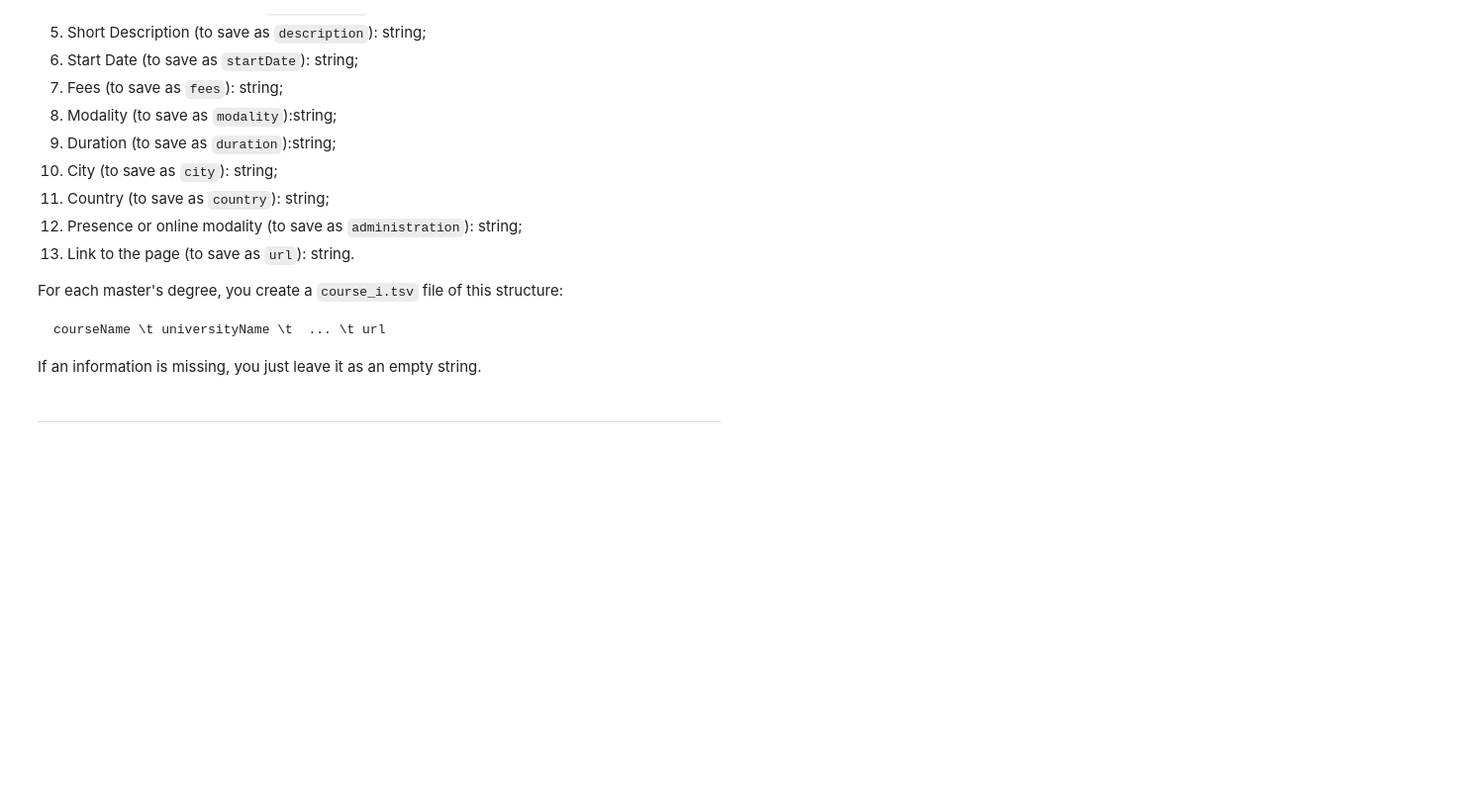
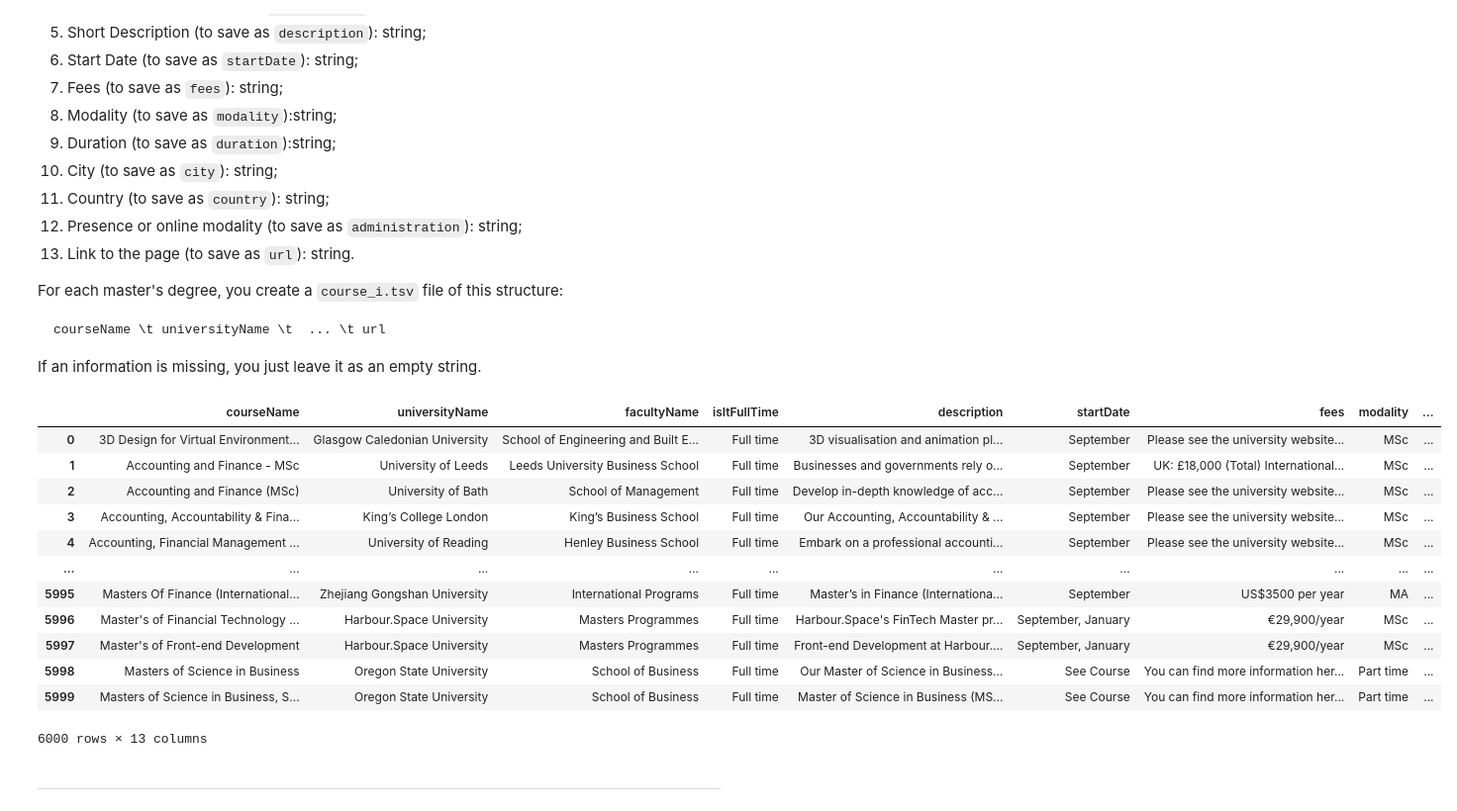
Before and after one commit to michele-42/HW3, a Jupyter notebook: main.ipynb, the cells around one changed output. Shown at 99% size. Cells and saved outputs as stored; diff of their text form; code cells hidden in the pictures; blank space fills up the shorter version.

```diff
--- a/main.ipynb
+++ b/main.ipynb
@@ -90,3 +263,20 @@ If an information is missing, you just leave it as an empty string.
+# %%
+df = pd.read_csv('data/masters.tsv', sep="\t", header=0)
+df
+# %% [output]
+|  | courseName | universityName | facultyName | isItFullTime | description | startDate | fees | modality | ... |
+| 0 | 3D Design for Virtual Environment... | Glasgow Caledonian University | School of Engineering and Built E... | Full time | 3D visualisation and animation pl... | September | Please see the university website... | MSc | ... |
+| 1 | Accounting and Finance - MSc | University of Leeds | Leeds University Business School | Full time | Businesses and governments rely o... | September | UK: £18,000 (Total) International... | MSc | ... |
+| 2 | Accounting and Finance (MSc) | University of Bath | School of Management | Full time | Develop in-depth knowledge of acc... | September | Please see the university website... | MSc | ... |
+| 3 | Accounting, Accountability & Fina... | King’s College London | King’s Business School | Full time | Our Accounting, Accountability & ... | September | Please see the university website... | MSc | ... |
+| 4 | Accounting, Financial Management ... | University of Reading | Henley Business School | Full time | Embark on a professional accounti... | September | Please see the university website... | MSc | ... |
+| ... | ... | ... | ... | ... | ... | ... | ... | ... | ... |
+| 5995 | Masters Of Finance (International... | Zhejiang Gongshan University | International Programs | Full time | Master’s in Finance (Internationa... | September | US$3500 per year | MA | ... |
+| 5996 | Master's of Financial Technology ... | Harbour.Space University | Masters Programmes | Full time | Harbour.Space's FinTech Master pr... | September, January | €29,900/year | MSc | ... |
+| 5997 | Master's of Front-end Development | Harbour.Space University | Masters Programmes | Full time | Front-end Development at Harbour.... | September, January | €29,900/year | MSc | ... |
+| 5998 | Masters of Science in Business | Oregon State University | School of Business | Full time | Our Master of Science in Business... | See Course | You can find more information her... | Part time | ... |
+| 5999 | Masters of Science in Business, S... | Oregon State University | School of Business | Full time | Master of Science in Business (MS... | See Course | You can find more information her... | Part time | ... |
+6000 rows × 13 columns
 # %% [markdown]
 <hr>
 # %% [markdown]
```
Also changed, not shown: parts of 17 cells of this notebook, 3 other files.
